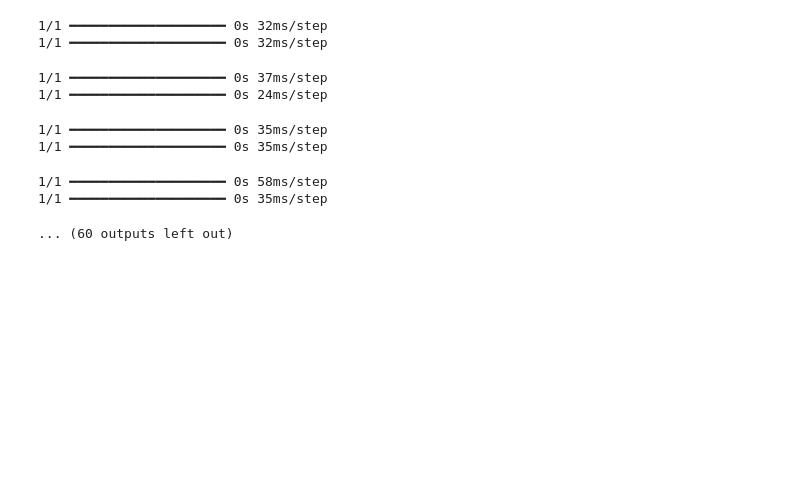
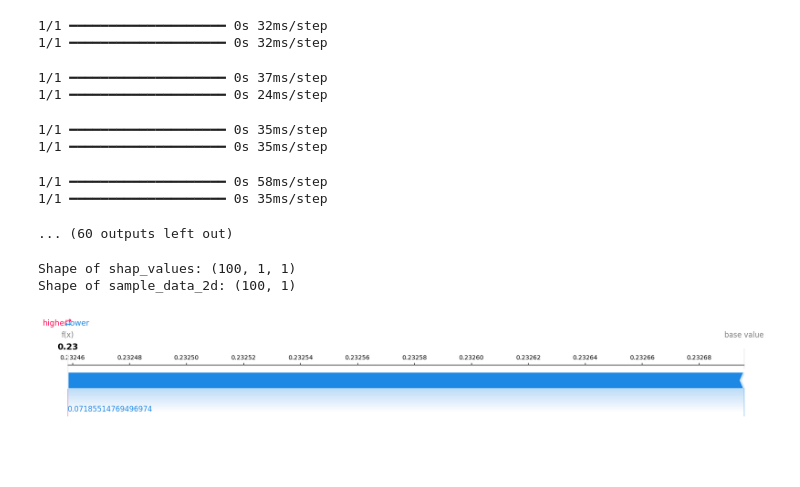
Before and after one commit to Ermi23/Oil-Price-Insights, a Jupyter notebook: notebooks/model_explainability.ipynb, the cells around one changed output. Cells and saved outputs as stored; diff of their text form; code cells hidden in the pictures; blank space fills up the shorter version.

Commit message:
Force plot for the first sample to visualize feature contributions

```diff
--- a/notebooks/model_explainability.ipynb
+++ b/notebooks/model_explainability.ipynb
@@ -104,3 +104,20 @@ shap.force_plot(explainer.expected_value[0], shap_values[0][0], sample_data_2d[0
 1/1 ━━━━━━━━━━━━━━━━━━━━ 0s 58ms/step
 1/1 ━━━━━━━━━━━━━━━━━━━━ 0s 35ms/step
 ... (60 outputs left out)
+# %%
+# Print the shapes of shap_values and sample_data_2d to verify compatibility
+print("Shape of shap_values:", np.array(shap_values).shape)
+print("Shape of sample_data_2d:", sample_data_2d.shape)
+
+# Ensure shap_values[0] matches sample_data_2d
+if np.array(shap_values).shape[1] != sample_data_2d.shape[1]:
+    print("Reshaping SHAP values to match sample_data_2d.")
+    shap_values = shap_values[0]  # Adjust this if shap_values is nested
+# %% [output]
+Shape of shap_values: (100, 1, 1)
+Shape of sample_data_2d: (100, 1)
+# %%
+# Force plot for the first sample to visualize feature contributions to a single prediction
+shap.force_plot(explainer.expected_value[0], shap_values[0][0], sample_data_2d[0], matplotlib=True)
+# %% [output]
+[figure, added]
```
